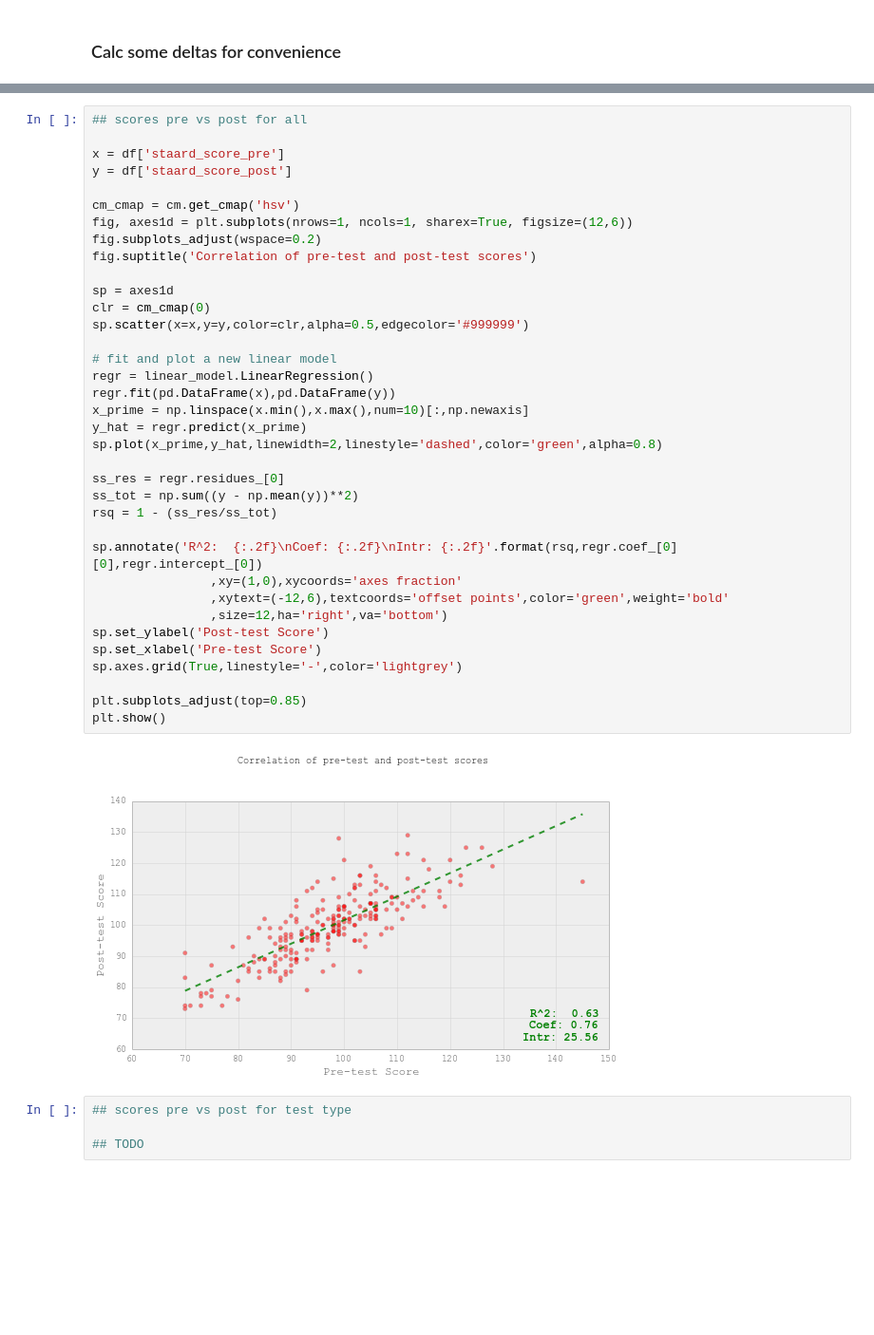
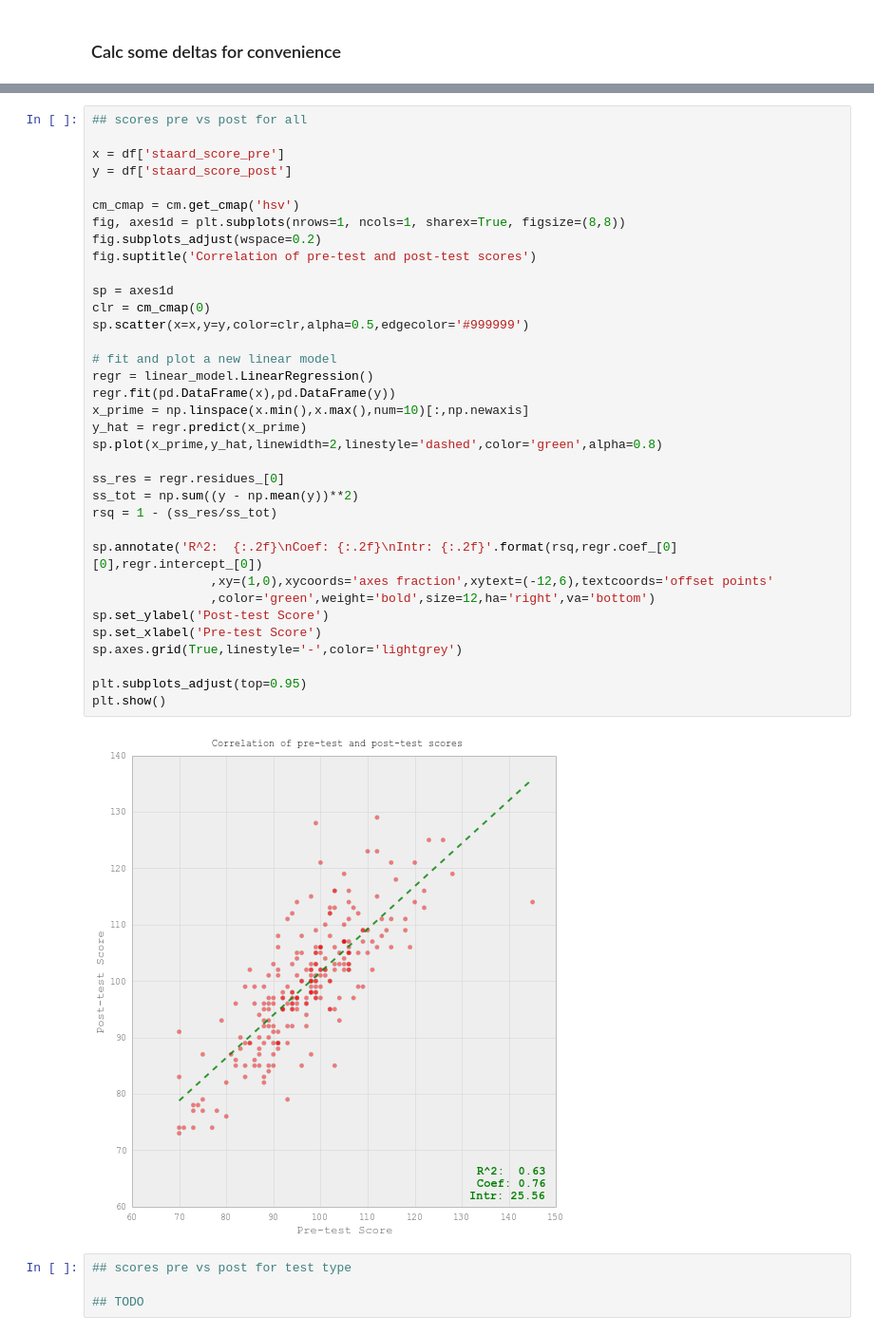
Before and after one commit to tcarnus/suas_literacy, a Jupyter notebook: 02_InitialExploration.ipynb, the cells around one changed output, grey strips where cells are left out. Shown at 95% size. Drawn from its saved outputs; the diff is of its cells as text; blank space fills up the shorter version.

```diff
--- a/02_InitialExploration.ipynb
+++ b/02_InitialExploration.ipynb
@@ -109,39 +116,38 @@ df.head()
 
 x = df['staard_score_pre']
 y = df['staard_score_post']
 
 cm_cmap = cm.get_cmap('hsv')
-fig, axes1d = plt.subplots(nrows=1, ncols=1, sharex=True, figsize=(12,6))
+fig, axes1d = plt.subplots(nrows=1, ncols=1, sharex=True, figsize=(8,8))
 fig.subplots_adjust(wspace=0.2)
 fig.suptitle('Correlation of pre-test and post-test scores')
 
 sp = axes1d
 clr = cm_cmap(0)
 sp.scatter(x=x,y=y,color=clr,alpha=0.5,edgecolor='#999999')
 
 # fit and plot a new linear model
 regr = linear_model.LinearRegression()
 regr.fit(pd.DataFrame(x),pd.DataFrame(y))
 x_prime = np.linspace(x.min(),x.max(),num=10)[:,np.newaxis]
 y_hat = regr.predict(x_prime)
 sp.plot(x_prime,y_hat,linewidth=2,linestyle='dashed',color='green',alpha=0.8)
 
 ss_res = regr.residues_[0]
 ss_tot = np.sum((y - np.mean(y))**2)
 rsq = 1 - (ss_res/ss_tot)
 
 sp.annotate('R^2:  {:.2f}\nCoef: {:.2f}\nIntr: {:.2f}'.format(rsq,regr.coef_[0][0],regr.intercept_[0])
-                ,xy=(1,0),xycoords='axes fraction'
-                ,xytext=(-12,6),textcoords='offset points',color='green',weight='bold'
-                ,size=12,ha='right',va='bottom')
+                ,xy=(1,0),xycoords='axes fraction',xytext=(-12,6),textcoords='offset points'
+                ,color='green',weight='bold',size=12,ha='right',va='bottom')
 sp.set_ylabel('Post-test Score')
 sp.set_xlabel('Pre-test Score')
 sp.axes.grid(True,linestyle='-',color='lightgrey')
 
-plt.subplots_adjust(top=0.85)
+plt.subplots_adjust(top=0.95)
 plt.show()
 # %% [output]
-[figure, old version]
+[figure, new version]
 # %%
 ## scores pre vs post for test type
 
```
Also changed, not shown: parts of 18 cells of this notebook, 1 other file.
